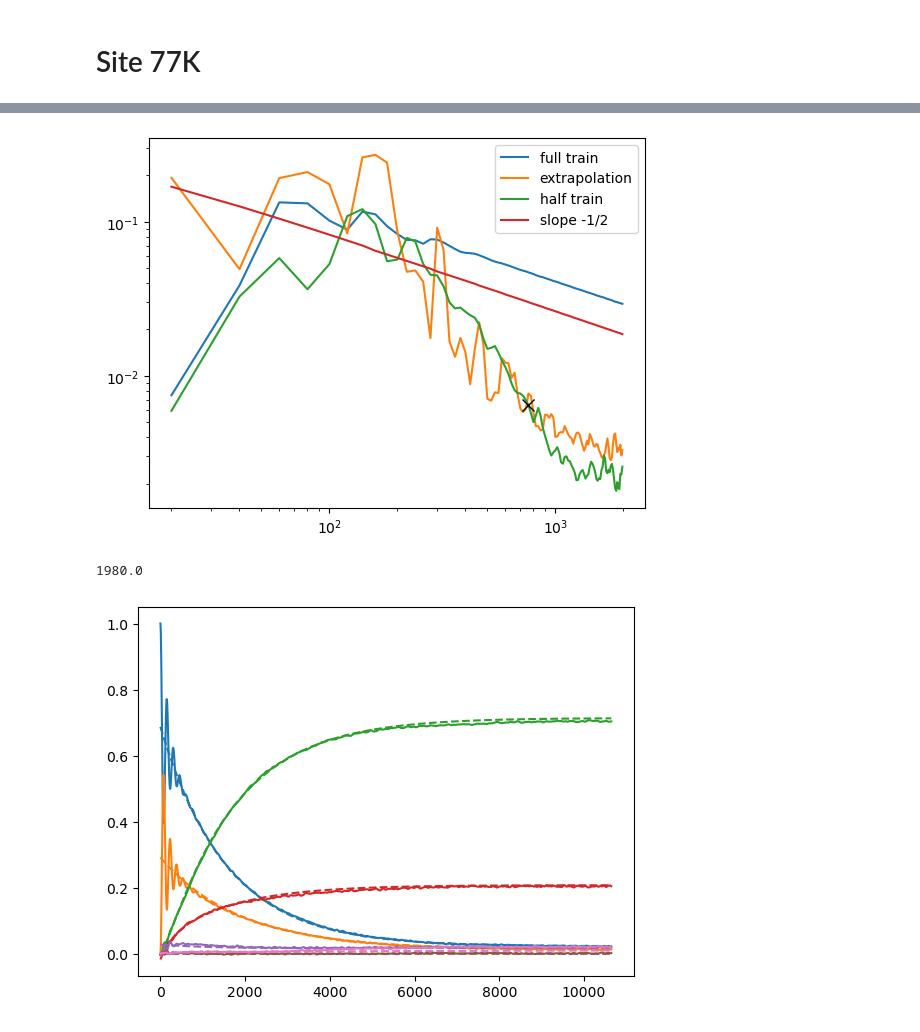
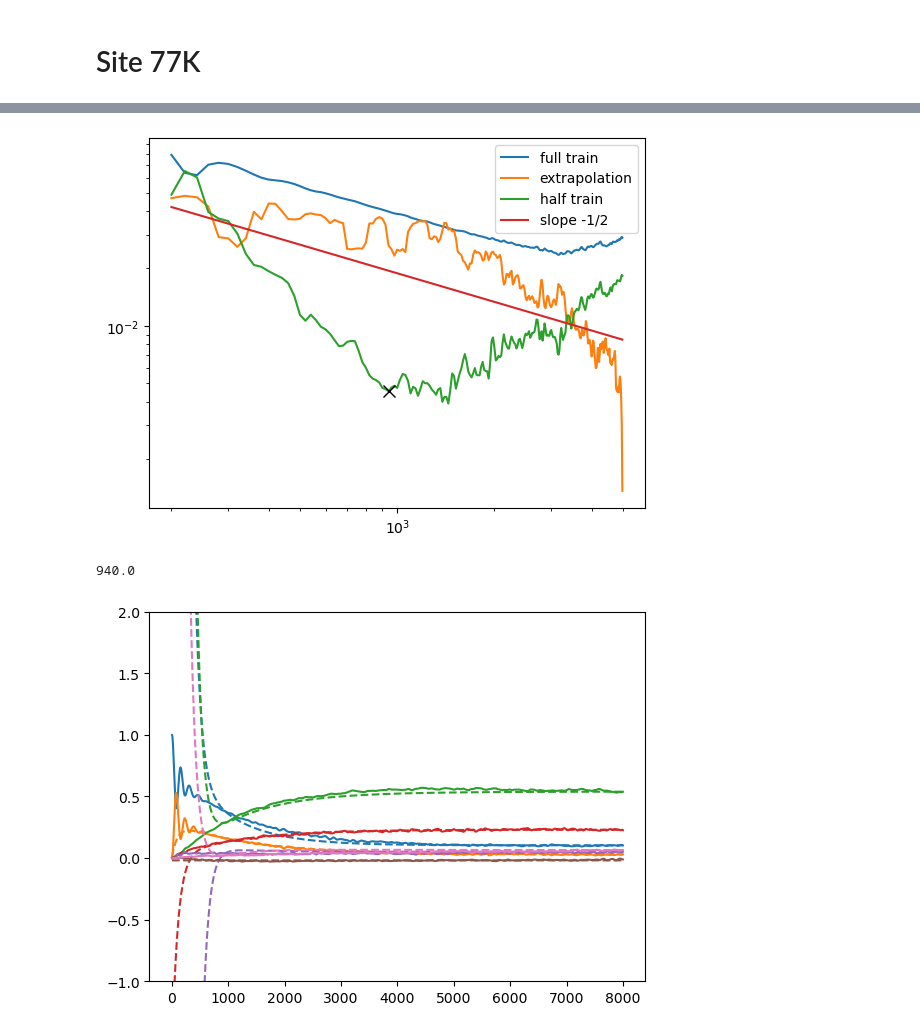
Before and after one commit to chloe-cyc/Part-II, a Jupyter notebook: MASH_optimization/t_1_2_Testing/plot_train_test.ipynb, the cells around one changed output, grey strips where cells are left out. Drawn from its saved outputs; the diff is of its cells as text; code cells hidden in the pictures.

```diff
--- a/MASH_optimization/t_1_2_Testing/plot_train_test.ipynb
+++ b/MASH_optimization/t_1_2_Testing/plot_train_test.ipynb
@@ -142,13 +142,17 @@ plt.show()
 # %%
 column_names = ["Time"]
 site_data_path = "../Data/mash_site77K.dat"
+wigner = "../Data/pop.out"
 for i in range(1,8):
     column_names.append(str(i))
 site_df = pd.read_csv(site_data_path, delimiter=" ", names=column_names)
 site_df = site_df[(site_df.index % 10 == 0) | (site_df.index == len(site_df.index) - 1)]
 site_data = site_df.values
+wigner = np.loadtxt(wigner, delimiter=" ")
 for i in range(7):
     c = "C%i"%i
     plt.plot(site_data[:,0],site_data[:,i+1],'-',color=c)
+    plt.plot(wigner[:,0],wigner[:,i+1],":",color=c)
+plt.ylim(-0.2,0.2)
 plt.show()
 # %% [output]
@@ -156,15 +160,15 @@ plt.show()
 # %%
 #Full Train
-resid1 = np.loadtxt("/u/dem/kebl6911/Part-II/MASH_optimization/t_1_2_Testing/scan_0_5000_site77_resid1.dat")
+resid1 = np.loadtxt("/u/dem/kebl6911/Part-II/MASH_optimization/t_1_2_Testing/scan_0_5000_wig_resid1.dat")
 plt.loglog(resid1[:,0],resid1[:,1], label = "full train")
 
-resid2 =np.loadtxt("/u/dem/kebl6911/Part-II/MASH_optimization/t_1_2_Testing/scan_0_5000_site77_resid2.dat")
+resid2 =np.loadtxt("/u/dem/kebl6911/Part-II/MASH_optimization/t_1_2_Testing/scan_0_5000_wig_resid2.dat")
 plt.loglog(resid2[:,0],resid2[:,1], label = "extrapolation")
 
-resid3 =np.loadtxt("/u/dem/kebl6911/Part-II/MASH_optimization/t_1_2_Testing/scan_0_5000_site77_resid3.dat")
+resid3 =np.loadtxt("/u/dem/kebl6911/Part-II/MASH_optimization/t_1_2_Testing/scan_0_5000_wig_resid3.dat")
 plt.loglog(resid3[:,0],resid3[:,1],label="half train")
 
-neg = np.loadtxt("/u/dem/kebl6911/Part-II/MASH_optimization/t_1_2_Testing/scan_0_5000_site77_neghalf.dat")
+neg = np.loadtxt("/u/dem/kebl6911/Part-II/MASH_optimization/t_1_2_Testing/scan_0_5000_wig_neghalf.dat")
 plt.loglog(neg[:,0],1/np.sqrt(neg[:,1]),label="slope -1/2")
 
 
@@ -179,43 +183,44 @@ plt.loglog(resid3[37,0], resid3[37,1], 'x', markersize=8, color = 'black')
 
 plt.show()
 # %% [output]
-[figure, old version]
+[figure, new version]
 # %%
 from optimizer_optimated import Optimizer
 column_names = ["Time"]
-site_data_path = "../Data/mash_site77K.dat"
+site_data_path = "../Data/pop.out"
 for i in range(1,8):
     column_names.append(str(i))
 site_df = pd.read_csv(site_data_path, delimiter=" ", names=column_names)
 site_df = site_df[(site_df.index % 10 == 0) | (site_df.index == len(site_df.index) - 1)]
 site_data = site_df.values
 
 eq_pop = site_df.values[-1,1:]
 ns = len(eq_pop)
 optimize_init = Optimizer(site_data,eq_pop,ns,initial_kappas=None)
-all_kappas = np.loadtxt("/u/dem/kebl6911/Part-II/MASH_optimization/t_1_2_Testing/scan_0_5000_site77_kappas.dat")
-resid3 =np.loadtxt("/u/dem/kebl6911/Part-II/MASH_optimization/t_1_2_Testing/scan_0_5000_site77_resid3.dat")
+all_kappas = np.loadtxt("/u/dem/kebl6911/Part-II/MASH_optimization/t_1_2_Testing/scan_0_5000_wig_kappas.dat")
+resid3 =np.loadtxt("/u/dem/kebl6911/Part-II/MASH_optimization/t_1_2_Testing/scan_0_5000_wig_resid3.dat")
 
-kappa_opt = all_kappas[-1]
-t1 = resid3[-1,0]
+kappa_opt = all_kappas[37]
+t1 = resid3[37,0]
 print(t1)
 ls_data = site_data[site_data[:,0]<=t1]
 p0 = ls_data[-1,1:]
 time_left = ls_data[:,0]
 time_right = site_data[site_data[:,0] > t1][:,0]
 
 pop_left = optimize_init.predict(p0,time_left,direction='back',kappa=kappa_opt)
 pop_right = optimize_init.predict(p0,time_right,direction='forward',kappa=kappa_opt)
 pred_time = np.concatenate((time_left,time_right))
 pred_pop = np.concatenate((pop_left,pop_right),axis=0)
 
 plt.figure()
 for i in range(7):
     c = "C%i"%i
     plt.plot(site_data[:,0],site_data[:,i+1],'-',color=c)
     plt.plot(pred_time,pred_pop[:,i],'--',color=c)
 
+plt.ylim(-1,2)
 plt.show()
 # %% [output]
-1980.0
+940.0
-[figure, old version]
+[figure, new version]
```
Also changed, not shown: parts of 4 cells of this notebook, 49 other files.
